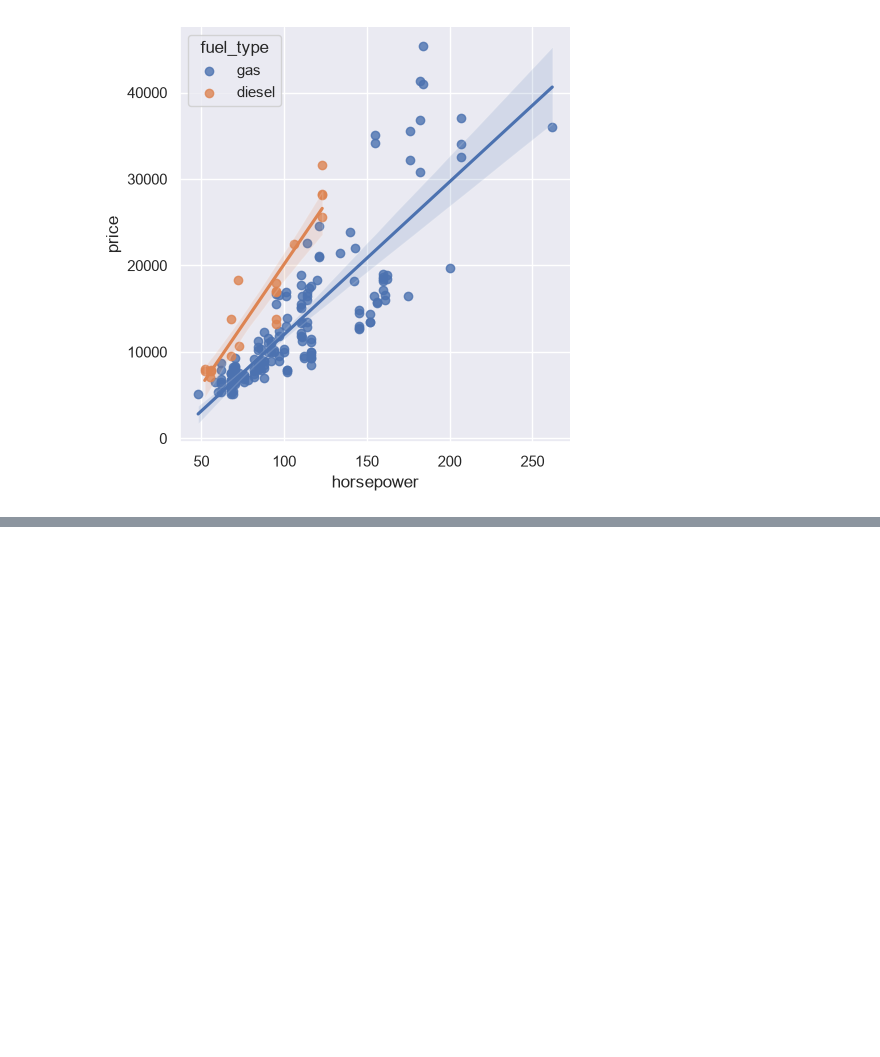
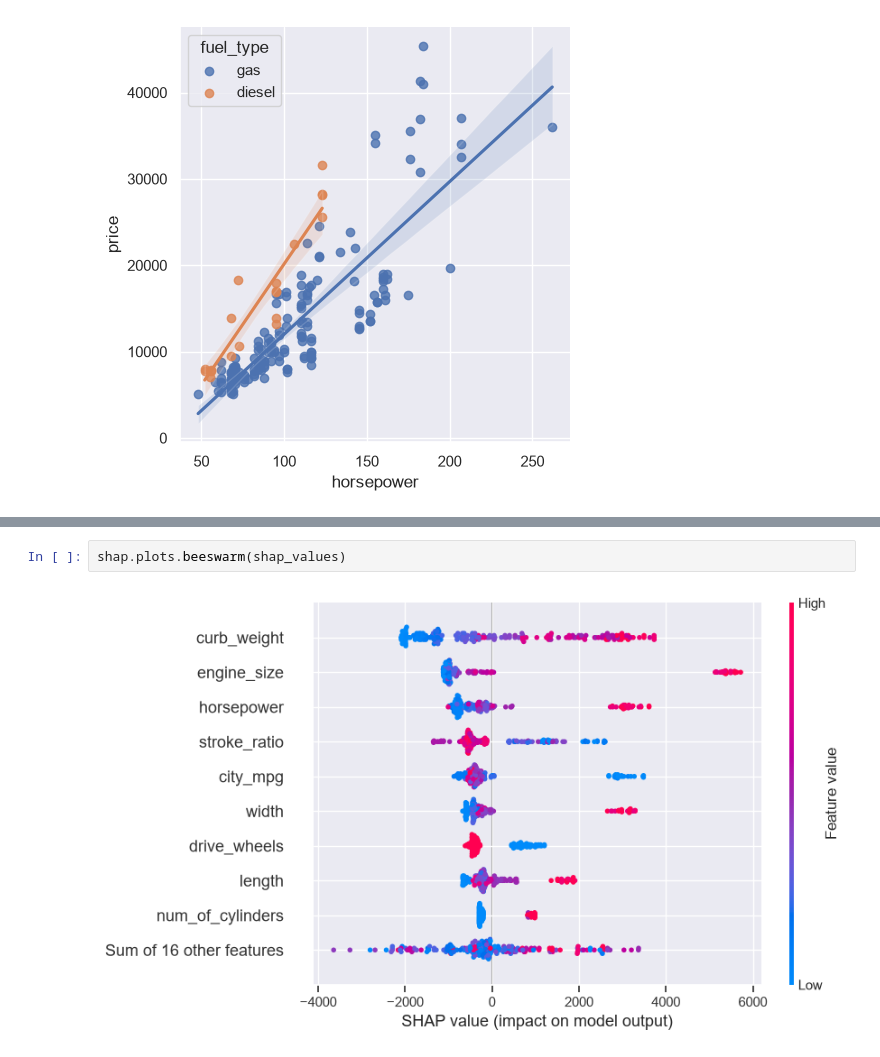
Before and after one commit to goitacademy/MACHINE-LEARNING-NEO, a Jupyter notebook: notebooks/mod_05_topic_10_feature_engineering.ipynb, the cells around one changed output, grey strips where cells are left out. Drawn from its saved outputs; the diff is of its cells as text; blank space fills up the shorter version.

```diff
--- a/notebooks/mod_05_topic_10_feature_engineering.ipynb
+++ b/notebooks/mod_05_topic_10_feature_engineering.ipynb
@@ -264,0 +281,4 @@ sns.lmplot(data=autos,
+# %%
+shap.plots.beeswarm(shap_values)
+# %% [output]
+[figure, added]
```
Also changed, not shown: parts of 7 cells of this notebook, 5 other files.
